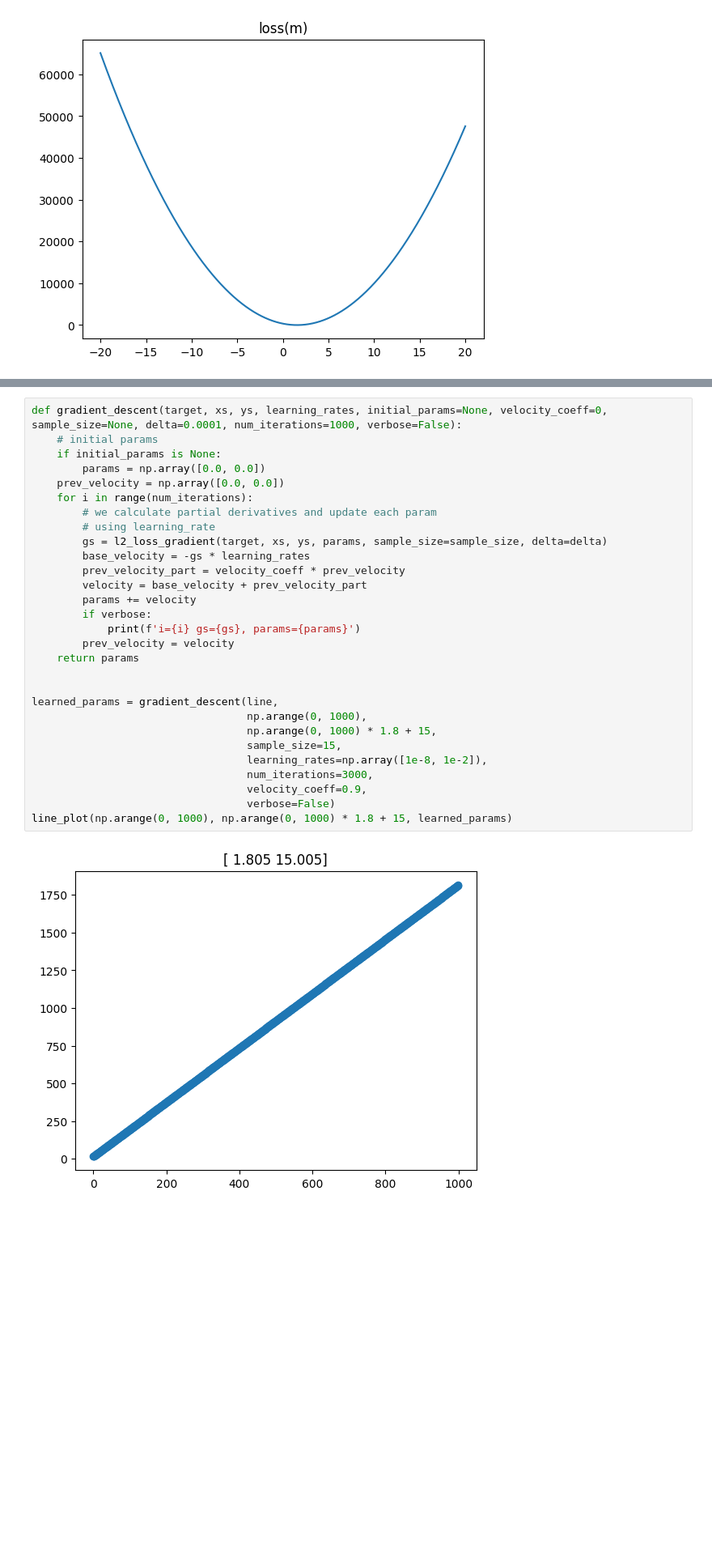
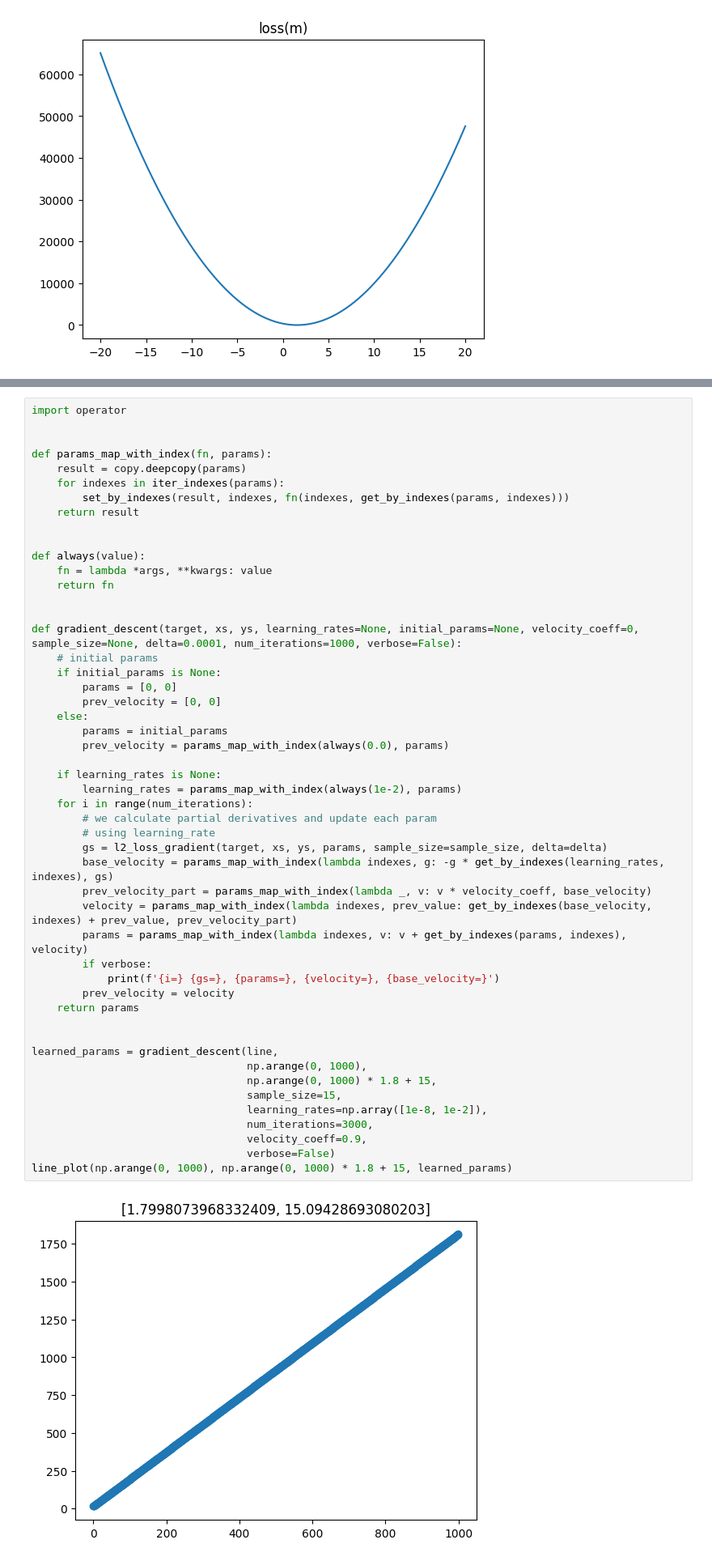
Before and after one commit to alexandershov/little-learner, a Jupyter notebook: little_learner.ipynb, the cells around one changed output, grey strips where cells are left out. Shown at 81% size. Saved outputs shown, nothing was run; the diff lists cells and outputs as text; blank space fills up the shorter version.

Commit message:
implement run_gradient_descent_on_nn

```diff
--- a/little_learner.ipynb
+++ b/little_learner.ipynb
@@ -178,34 +193,55 @@ We take a previous velocity in params and add some part of it to current velocit
 # %%
-def gradient_descent(target, xs, ys, learning_rates, initial_params=None, velocity_coeff=0, sample_size=None, delta=0.0001, num_iterations=1000, verbose=False):
+import operator
+
+
+def params_map_with_index(fn, params):
+    result = copy.deepcopy(params)
+    for indexes in iter_indexes(params):
+        set_by_indexes(result, indexes, fn(indexes, get_by_indexes(params, indexes)))
+    return result
+
+
+def always(value):
+    fn = lambda *args, **kwargs: value
+    return fn
+
+
+def gradient_descent(target, xs, ys, learning_rates=None, initial_params=None, velocity_coeff=0, sample_size=None, delta=0.0001, num_iterations=1000, verbose=False):
     # initial params
     if initial_params is None:
-        params = np.array([0.0, 0.0])
-    prev_velocity = np.array([0.0, 0.0])
+        params = [0, 0]
+        prev_velocity = [0, 0]
+    else:
+        params = initial_params
+        prev_velocity = params_map_with_index(always(0.0), params)
+
+    if learning_rates is None:
+        learning_rates = params_map_with_index(always(1e-2), params)
     for i in range(num_iterations):
         # we calculate partial derivatives and update each param
         # using learning_rate
         gs = l2_loss_gradient(target, xs, ys, params, sample_size=sample_size, delta=delta)
-        base_velocity = -gs * learning_rates
-        prev_velocity_part = velocity_coeff * prev_velocity
-        velocity = base_velocity + prev_velocity_part
-        params += velocity
+        base_velocity = params_map_with_index(lambda indexes, g: -g * get_by_indexes(learning_rates, indexes), gs)
+        prev_velocity_part = params_map_with_index(lambda _, v: v * velocity_coeff, base_velocity)
+        velocity = params_map_with_index(lambda indexes, prev_value: get_by_indexes(base_velocity, indexes) + prev_value, prev_velocity_part)
+        params = params_map_with_index(lambda indexes, v: v + get_by_indexes(params, indexes), velocity)
         if verbose:
-            print(f'i={i} gs={gs}, params={params}')
+            print(f'{i=} {gs=}, {params=}, {velocity=}, {base_velocity=}')
         prev_velocity = velocity
     return params
 
 
 learned_params = gradient_descent(line,
                                   np.arange(0, 1000),
                                   np.arange(0, 1000) * 1.8 + 15,
                                   sample_size=15,
                                   learning_rates=np.array([1e-8, 1e-2]),
                                   num_iterations=3000,
                                   velocity_coeff=0.9,
                                   verbose=False)
 line_plot(np.arange(0, 1000), np.arange(0, 1000) * 1.8 + 15, learned_params)
 # %% [output]
-[figure, old version]
+[figure, new version]
 # %% [markdown]
 `smooth`, well, smoothes values.
 # %%
```
Also changed, not shown: parts of 6 cells of this notebook.
